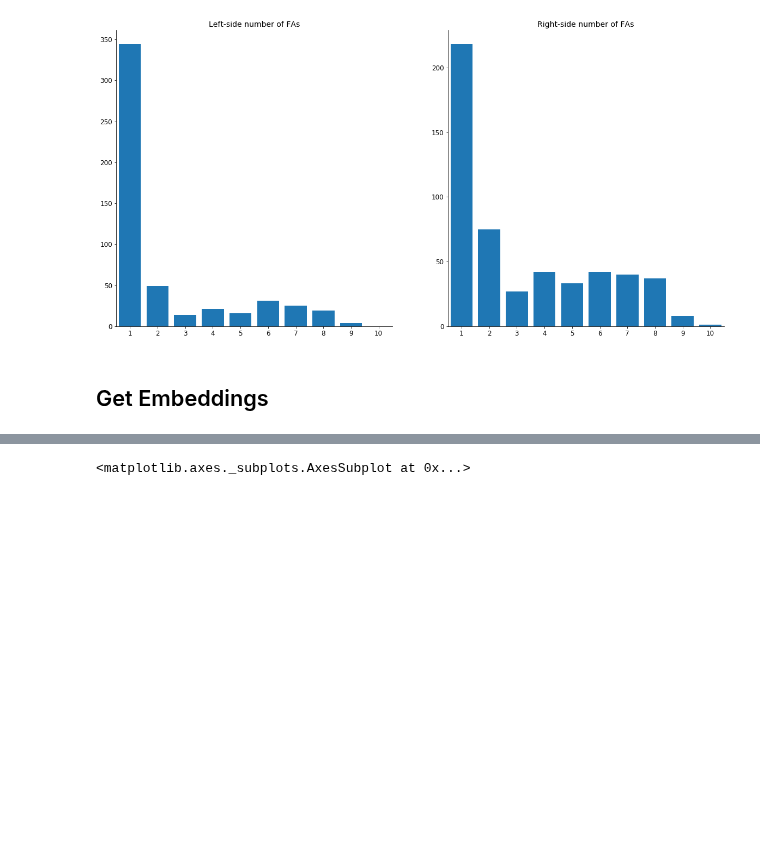
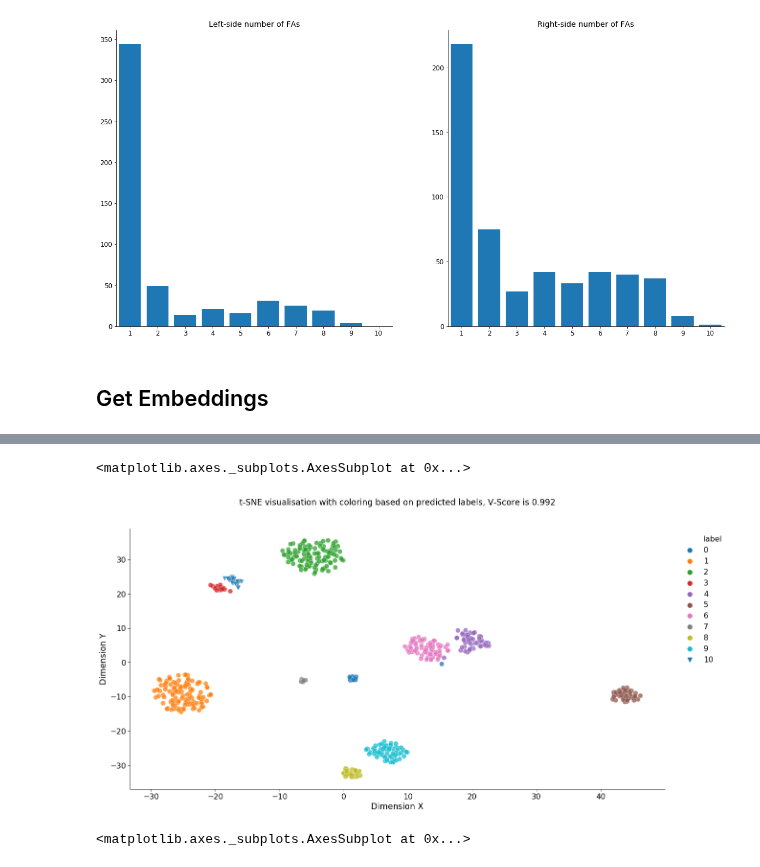
Before and after one commit to AlexWorldD/NetEmbs, a Jupyter notebook: RefactorMe.ipynb, the cells around one changed output, grey strips where cells are left out. Saved outputs shown, nothing was run; the diff lists cells and outputs as text; code cells hidden in the pictures; blank space fills up the shorter version.

```diff
--- a/RefactorMe.ipynb
+++ b/RefactorMe.ipynb
@@ -76,5 +76,5 @@ Loaded Embeddings from cache!
 # %%
 embeddings = embeddings.merge(journal_truth, on="ID")
 # %%
-cl_labs = cl_Agglomerative(embeddings, 11)
+embeddings = cl_Agglomerative(embeddings, 11)
 # %% [output]
@@ -82 +82,6 @@ I0803 19:16:57.082883 4711523776 agglomerative.py:38] Agglomerative clustering -
+# %%
+draw.embeddings_2D(embeddings, legend_title="label")
+# %% [output]
+<matplotlib.axes._subplots.AxesSubplot at 0x...>
+[figure, added]
 # %%
```
Also changed, not shown: parts of 8 cells of this notebook, 8 other files.
